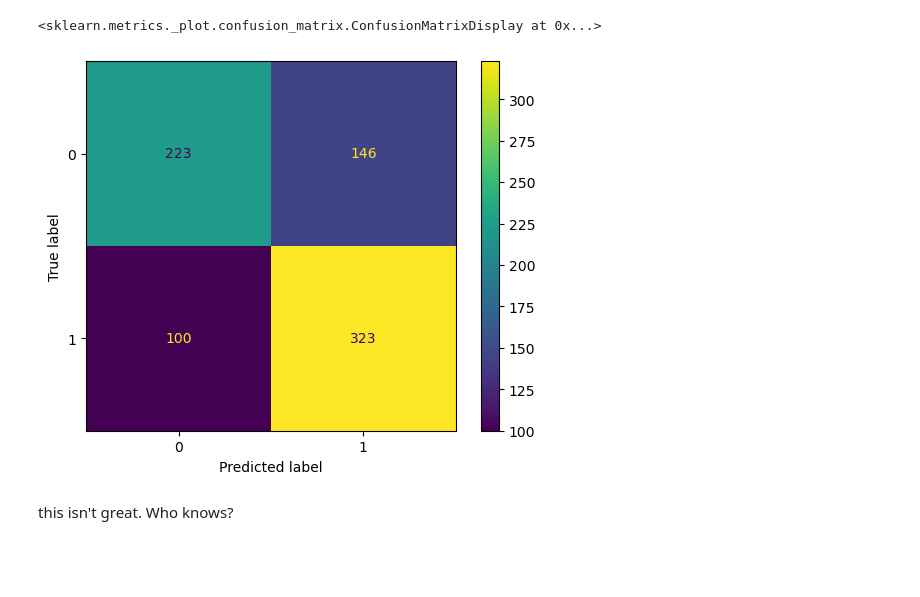
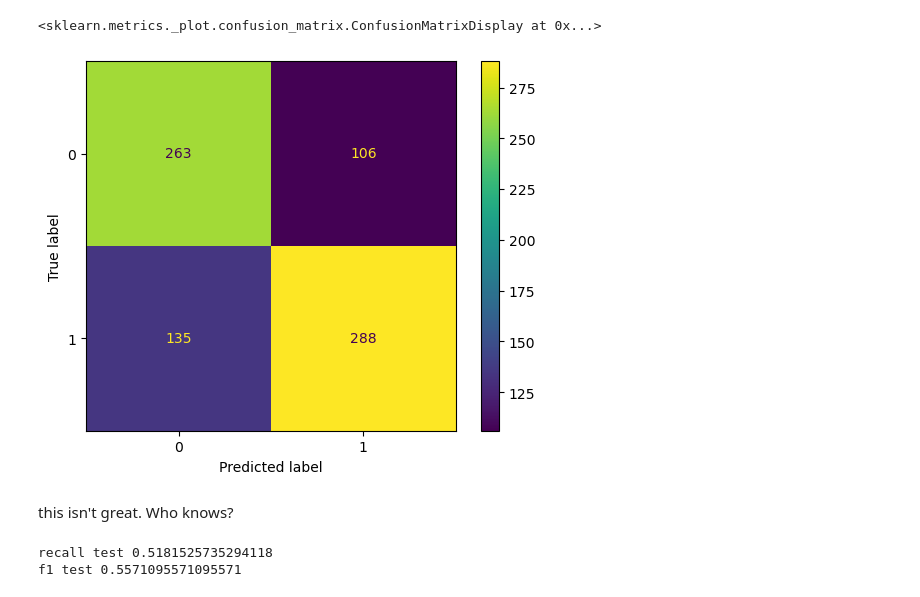
Before and after one commit to dx21006/ML_Tox21_Assessment, a Jupyter notebook: no_nontoxic_nans/1_descision_tree/MJS_descision_tree.ipynb, the cells around one changed output. Saved outputs shown, nothing was run; the diff lists cells and outputs as text; code cells hidden in the pictures; blank space fills up the shorter version.

```diff
--- a/no_nontoxic_nans/1_descision_tree/MJS_descision_tree.ipynb
+++ b/no_nontoxic_nans/1_descision_tree/MJS_descision_tree.ipynb
@@ -112,8 +136,9 @@ plt.show()
 # %%
-DTC_gini_7 = DecisionTreeClassifier(criterion='gini', max_depth=7) #new GINI model with i learning depth
-ConfusionMatrixDisplay.from_predictions(y_val.drop(columns='Unnamed: 0'),DTC_gini_i.predict(x_val.drop(columns='Unnamed: 0')))
+DTC_gini_10 = DecisionTreeClassifier(criterion='gini', max_depth=10) #new GINI model with i learning depth
+DTC_gini_10.fit(x_train.drop(columns='Unnamed: 0'), y_train.drop(columns='Unnamed: 0'))
+ConfusionMatrixDisplay.from_predictions(y_val.drop(columns='Unnamed: 0'),DTC_gini_10.predict(x_val.drop(columns='Unnamed: 0')))
 # %% [output]
 <sklearn.metrics._plot.confusion_matrix.ConfusionMatrixDisplay at 0x...>
-[figure, old version]
+[figure, new version]
 # %% [markdown]
 this isn't great. Who knows?
@@ -119,0 +150,6 @@ this isn't great. Who knows?
+# %%
+print(f'recall test {DTC_gini_10_test_pred_recall}')
+print(f'f1 test {DTC_gini_10_test_pred_f1}')
+# %% [output]
+recall test 0.5181525735294118
+f1 test 0.5571095571095571
```
Also changed, not shown: parts of 6 cells of this notebook, 3 other files.
